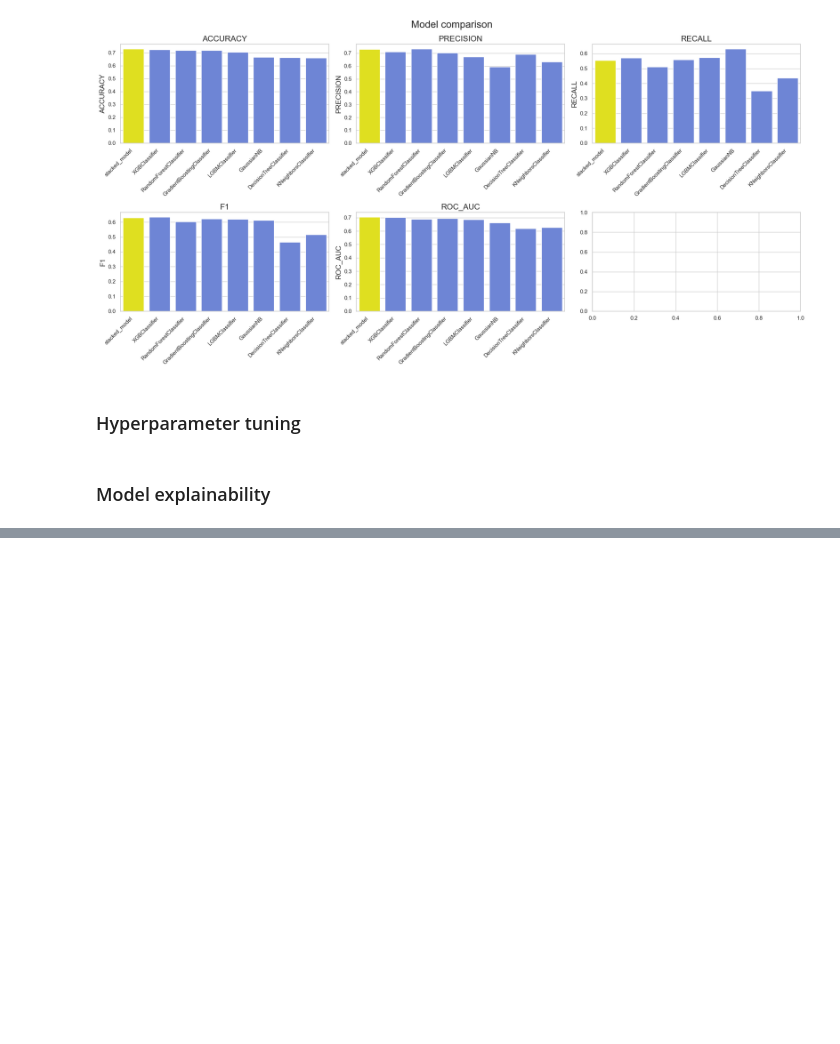
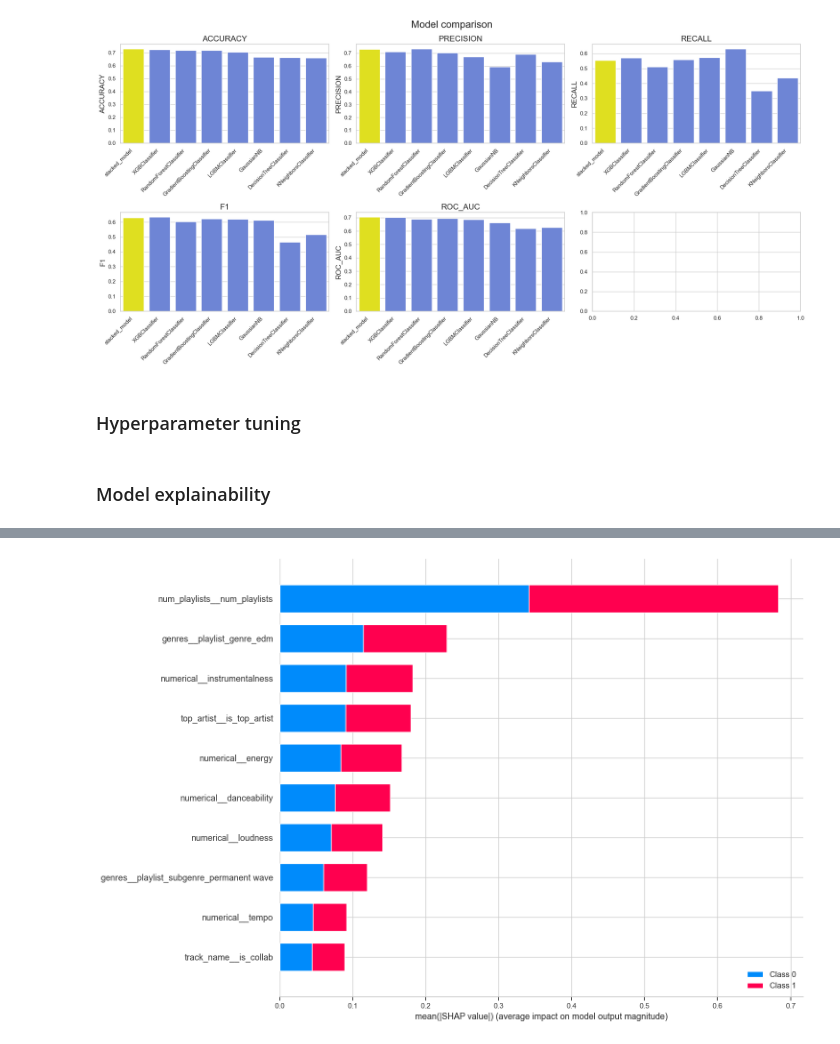
Before and after one commit to McGill-MMA-EnterpriseAnalytics/Spotify-Music, a Jupyter notebook: scratch/model.ipynb, the cells around one changed output, grey strips where cells are left out. Saved outputs shown, nothing was run; the diff lists cells and outputs as text; code cells hidden in the pictures; blank space fills up the shorter version.

Commit message:
add SHAP values

```diff
--- a/scratch/model.ipynb
+++ b/scratch/model.ipynb
@@ -693,6 +693,7 @@ shap.initjs()
 
 explainer = shap.KernelExplainer(
     pipeline.named_steps["stackingclassifier"].predict_proba,
-    pipeline.named_steps["columntransformer"].transform(X_train),
+    shap.sample(pipeline.named_steps["columntransformer"].transform(X_train), 10000, random_state=42),
+    nsamples=100,
     link="logit",
 )
@@ -708,0 +705,15 @@ explainer = shap.KernelExplainer(
+# %%
+X_test_transformed = pipeline.named_steps["columntransformer"].transform(X_test)
+
+# Calculate SHAP values
+# Takes a very long time to run - please be patient...
+
+shap_values = explainer.shap_values(
+    shap.sample(
+        X_test_transformed,
+        50,
+        random_state=42,
+    ),
+    nsamples=100,
+    gc_collect=True
+)
@@ -708,0 +758,14 @@ explainer = shap.KernelExplainer(
+# %%
+shap.summary_plot(shap_values, pd.DataFrame(
+    shap.sample(
+        X_test_transformed,
+        50,
+        random_state=42,
+    ), columns=pipeline.named_steps["columntransformer"].get_feature_names_out()
+),
+    title="SHAP Summary Plot",
+    plot_type="bar",
+    max_display=10,
+    plot_size=(15, 10),
+)
+# %% [output]
@@ -708,0 +773 @@ explainer = shap.KernelExplainer(
+[figure, added]
```
Also changed, not shown: parts of 6 cells of this notebook, 2 other files.
